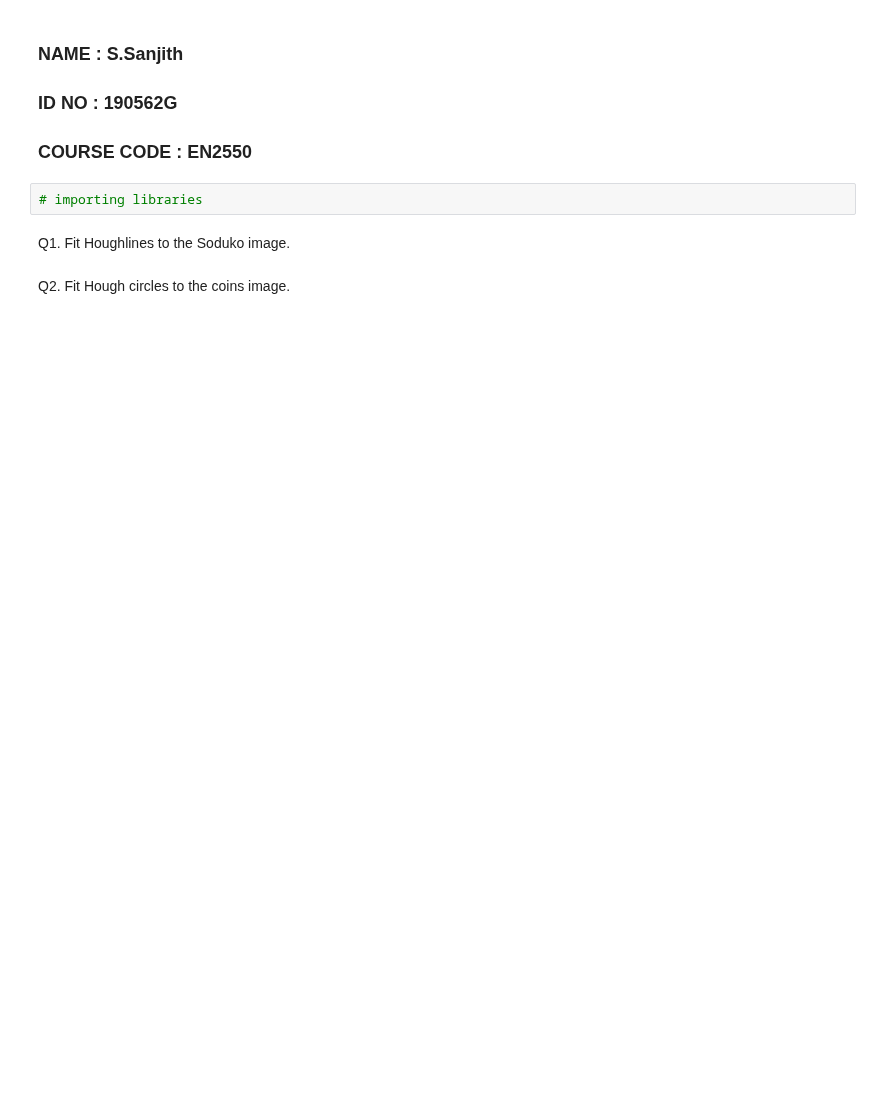
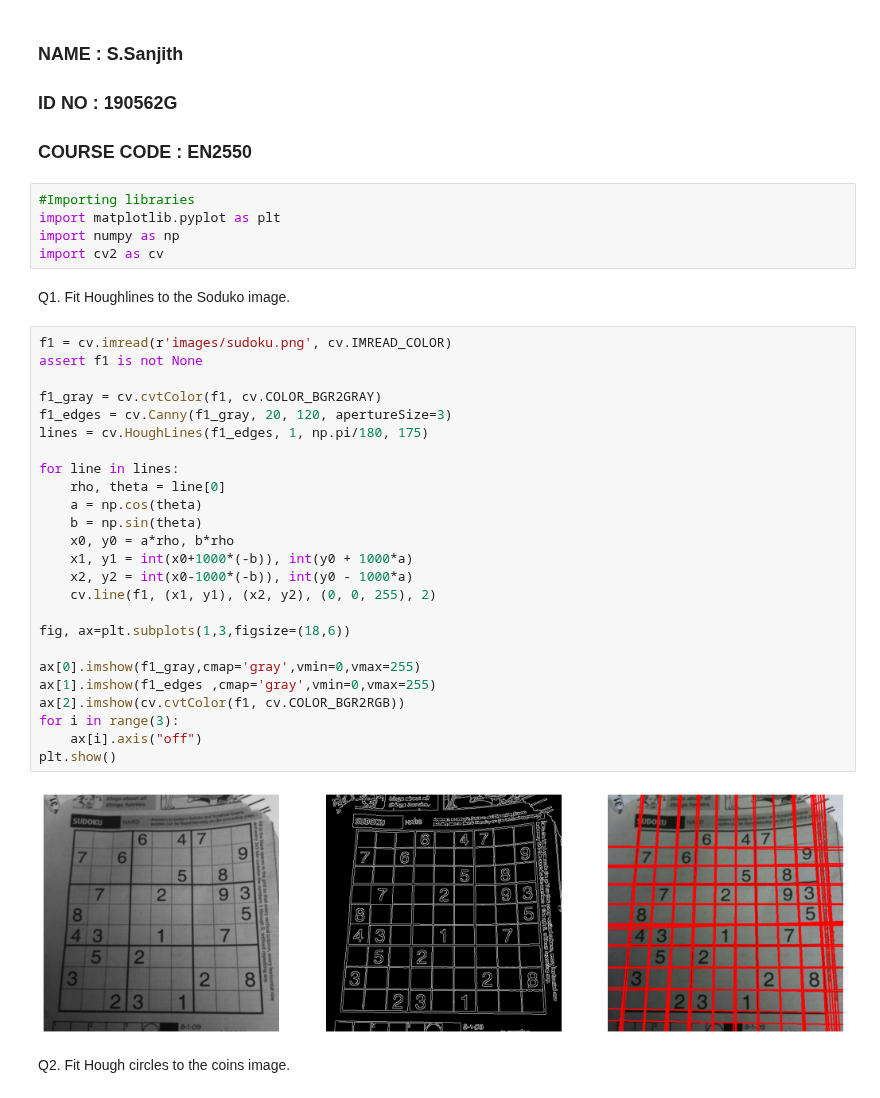
Before and after one commit to sanjith1999/EN2550-Assignments, a Jupyter notebook: Exercises/e6.ipynb, the cells around one changed output. Drawn from its saved outputs; the diff is of its cells as text; blank space fills up the shorter version.

```diff
--- a/Exercises/e6.ipynb
+++ b/Exercises/e6.ipynb
@@ -2,9 +2,39 @@
 ### NAME : S.Sanjith
 ### ID NO : 190562G
 ### COURSE CODE : EN2550
-# %%
-# importing libraries
+# %%
+#Importing libraries
+import matplotlib.pyplot as plt
+import numpy as np
+import cv2 as cv
 # %% [markdown]
 Q1. Fit Houghlines to the Soduko image.
+# %%
+f1 = cv.imread(r'images/sudoku.png', cv.IMREAD_COLOR)
+assert f1 is not None
+
+f1_gray = cv.cvtColor(f1, cv.COLOR_BGR2GRAY)
+f1_edges = cv.Canny(f1_gray, 20, 120, apertureSize=3)
+lines = cv.HoughLines(f1_edges, 1, np.pi/180, 175)
+
+for line in lines:
+    rho, theta = line[0]
+    a = np.cos(theta)
+    b = np.sin(theta)
+    x0, y0 = a*rho, b*rho
+    x1, y1 = int(x0+1000*(-b)), int(y0 + 1000*a)
+    x2, y2 = int(x0-1000*(-b)), int(y0 - 1000*a)
+    cv.line(f1, (x1, y1), (x2, y2), (0, 0, 255), 2)
+
+fig, ax=plt.subplots(1,3,figsize=(18,6))
+
+ax[0].imshow(f1_gray,cmap='gray',vmin=0,vmax=255)
+ax[1].imshow(f1_edges ,cmap='gray',vmin=0,vmax=255)
+ax[2].imshow(cv.cvtColor(f1, cv.COLOR_BGR2RGB))
+for i in range(3):
+    ax[i].axis("off")
+plt.show()
+# %% [output]
+[figure, added]
 # %% [markdown]
 Q2. Fit Hough circles to the coins image.
```
Also changed, not shown: parts of 3 cells of this notebook, 18 other files.
